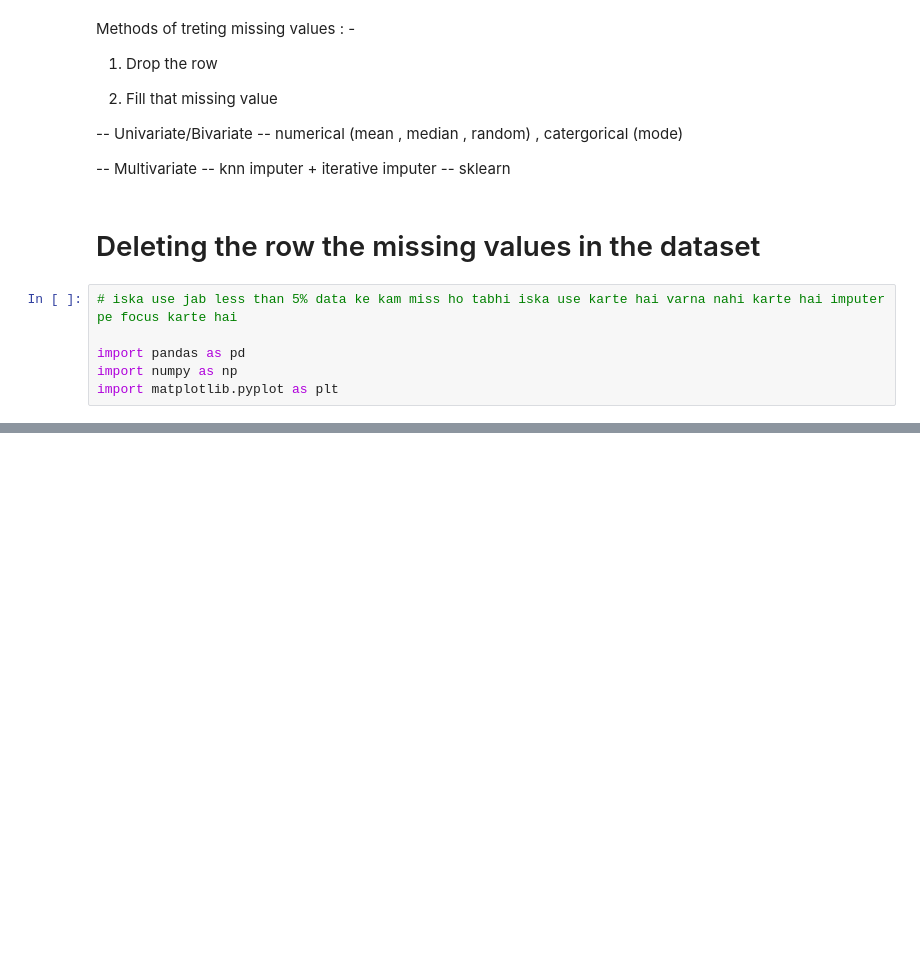
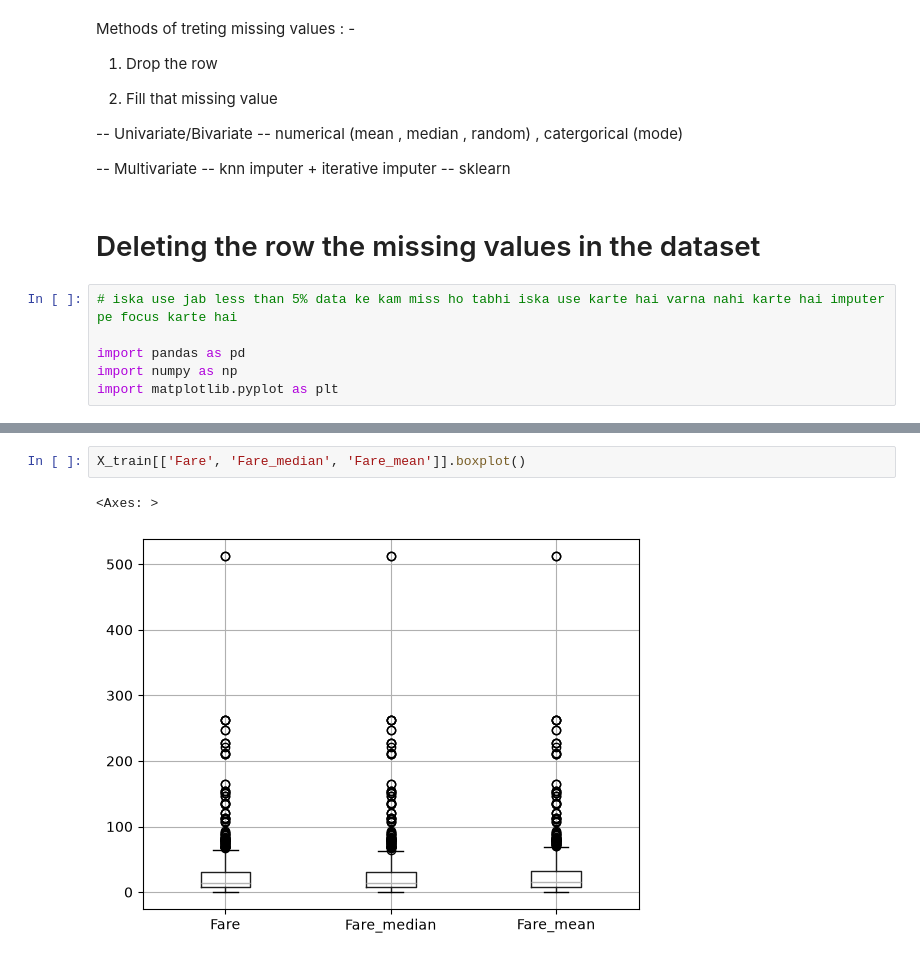
Before and after one commit to Kshubham0315/Complete-Machine-Learning, a Jupyter notebook: 8_ML.ipynb, the cells around one changed output, grey strips where cells are left out. Saved outputs shown, nothing was run; the diff lists cells and outputs as text; blank space fills up the shorter version.

```diff
--- a/8_ML.ipynb
+++ b/8_ML.ipynb
@@ -206,0 +360,5 @@ import matplotlib.pyplot as plt
+# %%
+X_train[['Fare', 'Fare_median', 'Fare_mean']].boxplot()
+# %% [output]
+<Axes: >
+[figure, added]
```
Also changed, not shown: parts of 22 cells of this notebook.
